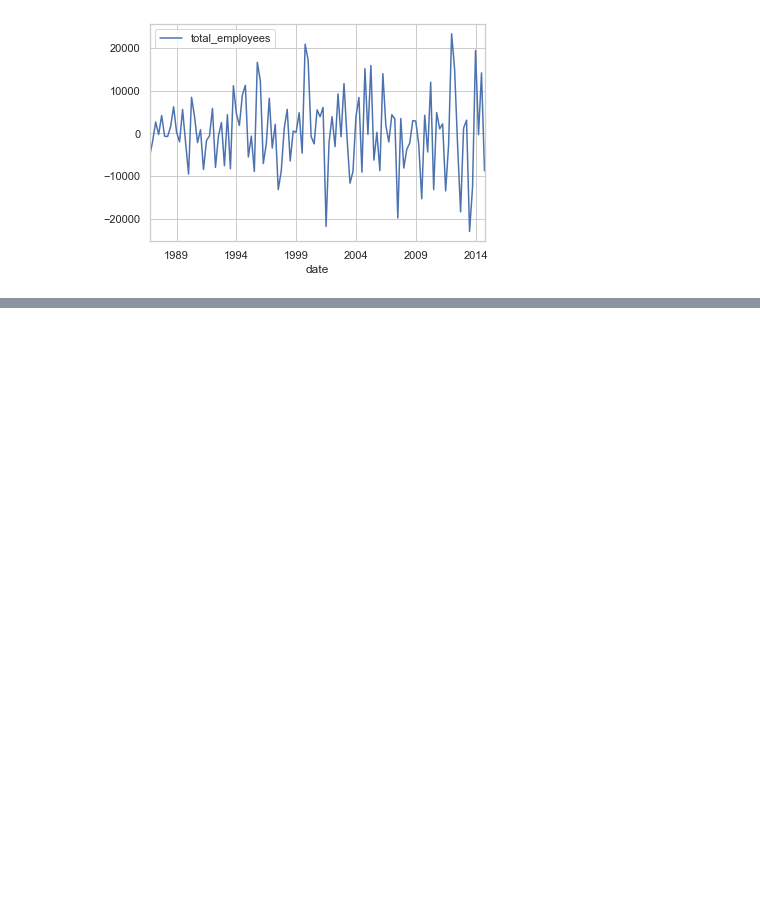
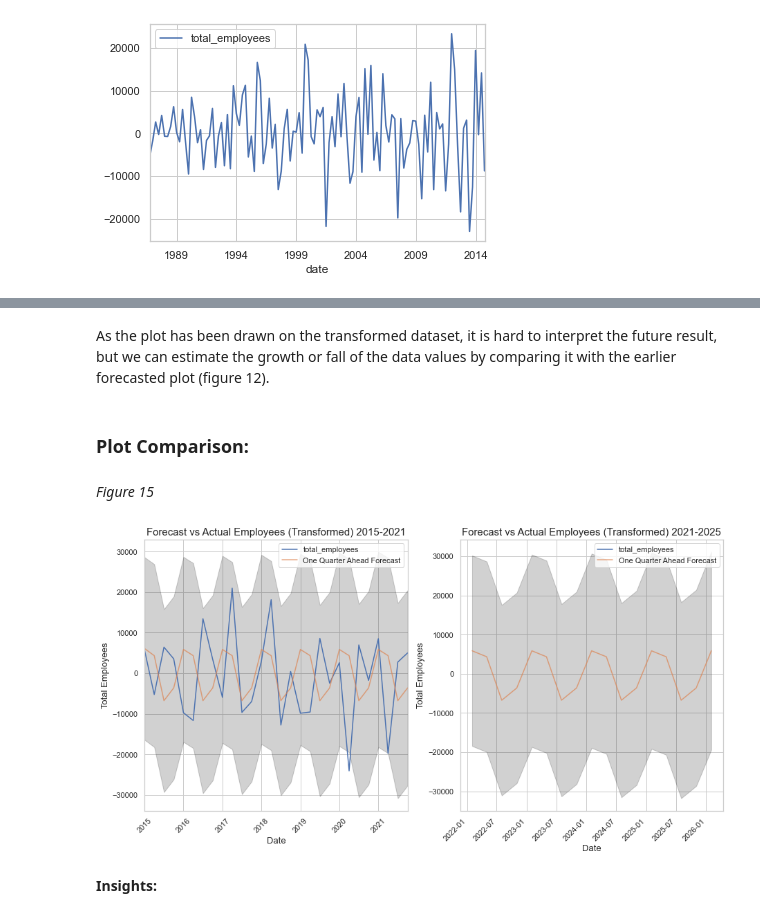
Before and after one commit to Gooner12/tca_sample_test, a Jupyter notebook: Analysis.ipynb, the cells around one changed output, grey strips where cells are left out. Saved outputs shown, nothing was run; the diff lists cells and outputs as text; code cells hidden in the pictures; blank space fills up the shorter version.

```diff
--- a/Analysis.ipynb
+++ b/Analysis.ipynb
@@ -652,14 +657,14 @@ From the above plot it is observed that the hours per employee is higher in diff
 # %%
-# for forecasting purpose, we use the first dataset
+# for forecasting purposes, we use the first dataset
 import copy
 df_forecast_org = copy.deepcopy(df1)
 
 def forecast_maker(df, level='whole'):
     '''
-    This function takes a dataframe and convert that dataframe with columns containing necessary values for forecasting.
+    This function takes a dataframe and converts that dataframe with columns containing necessary values for forecasting.
     Argument:
     df -- the dataframe that is used to generate forecast dataframe
-    level -- to specify whether the dataframe should be presented in an industry level or not. Whole value denotes all
+    level -- to specify whether the dataframe should be presented at an industry level or not. Whole value denotes all
     data and industry value denotes data for Information Media and Telecommunications industry only
     Return: Dataframe
     '''
@@ -1167,0 +1025,29 @@ There a few limitations of the analysis. They are:
+# %% [markdown]
+As the plot has been drawn on the transformed dataset, it is hard to interpret the future result, but we can estimate the growth or fall of the data values by comparing it with the earlier forecasted plot (figure 12).
+# %% [markdown]
+### Plot Comparison:
+# %% [markdown]
+*Figure 15*
+# %%
+fig, axes = plt.subplots(1, 2, figsize=(25,10))
+
+ax1 = df_new['2015-02-01':].plot(label='Observed', ax=axes[0])
+pred.plot(ax=axes[0], label='One Quarter Ahead Forecast', alpha=0.7, figsize=(15, 8), rot=45)
+ax1.fill_between(pred_ci.index, pred_ci.iloc[:, 0], pred_ci.iloc[:, 1], color='k', alpha=0.2)
+ax1.set_xlabel('Date', fontsize=13)
+ax1.set_ylabel('Total Employees', fontsize=13)
+ax1.set_title('Forecast vs Actual Employees (Transformed) 2015-2021', fontsize=15)
+ax1.legend()
+
+ax2 = df_new['2022-02-01':].plot(label='Observed', ax=axes[1])
+pred2.plot(ax=axes[1], label='One Quarter Ahead Forecast', alpha=0.7, figsize=(15, 8), rot=45)
+ax2.fill_between(pred_ci2.index, pred_ci2.iloc[:, 0], pred_ci2.iloc[:, 1], color='k', alpha=0.2)
+ax2.set_xlabel('Date', fontsize=13)
+ax2.set_ylabel('Total Employees', fontsize=13)
+ax2.set_title('Forecast vs Actual Employees (Transformed) 2021-2025', fontsize=15)
+ax2.legend()
+plt.show()
+# %% [output]
+[figure, added]
+# %% [markdown]
+**Insights:**
```
Also changed, not shown: parts of 131 cells of this notebook, 1 other file.
